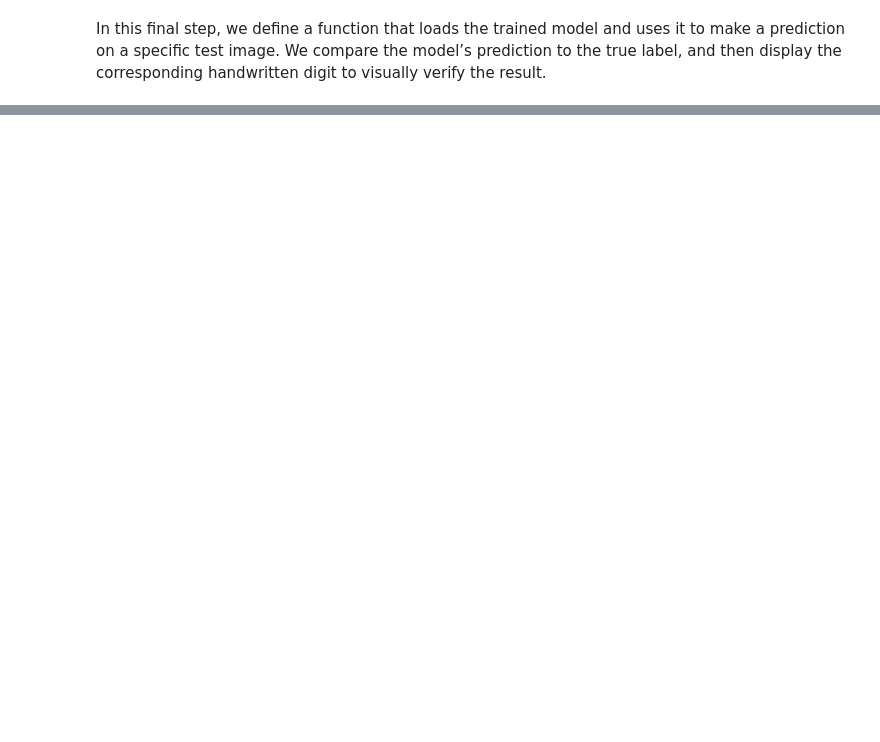
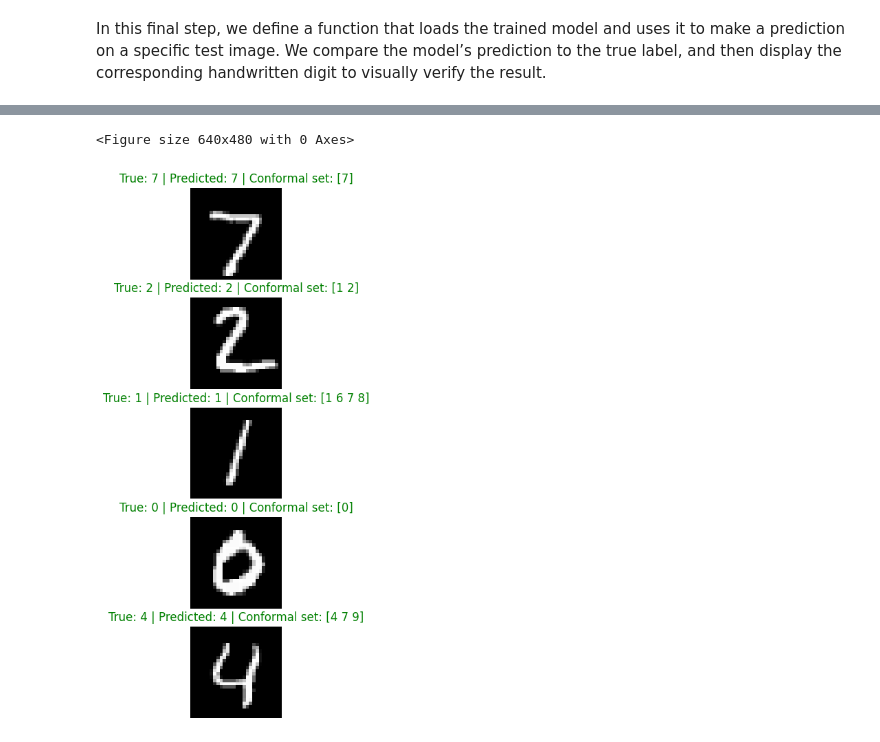
Before and after one commit to HAZAR00/PredictionConforme, a Jupyter notebook: mnist.ipynb, the cells around one changed output, grey strips where cells are left out. Drawn from its saved outputs; the diff is of its cells as text; code cells hidden in the pictures; blank space fills up the shorter version.

```diff
--- a/mnist.ipynb
+++ b/mnist.ipynb
@@ -156,0 +203,24 @@ Real Image:
+# %%
+def show_conformal_predictions(images, y_true, y_pred, pred_sets, n=10):
+    plt.figure(figsize=(12, 2 * n))
+    for i in range(n):
+        plt.subplot(n, 1, i + 1)
+        plt.imshow(images[i].reshape(28,28), cmap="gray")
+        plt.axis("off")
+        true = y_true[i]
+        pred = y_pred[i]
+        pred_set = pred_sets[i]
+        color = "green" if true in pred_set else "red"
+        plt.title(f"True: {true} | Predicted: {pred} | Conformal set: {pred_set}", color=color)
+
+plt.tight_layout()
+plt.show()
+
+# 7. Show predictions for the first 5 test examples
+
+predicted_labels=np.argmax(test_probs,axis=1)
+
+show_conformal_predictions(test_images, test_labels, predicted_labels, prediction_sets, n=5)
+# %% [output]
+<Figure size 640x480 with 0 Axes>
+[figure, added]
```
Also changed, not shown: parts of 7 cells of this notebook, 8 other files.
